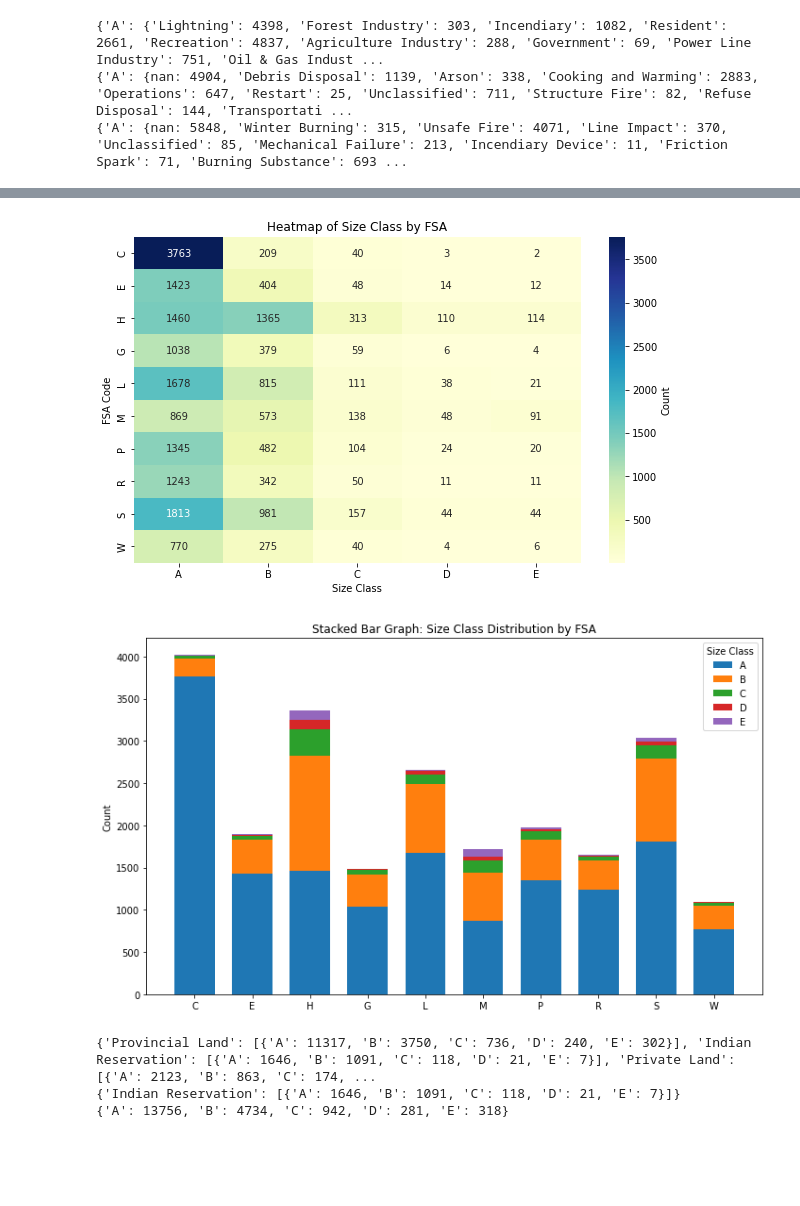
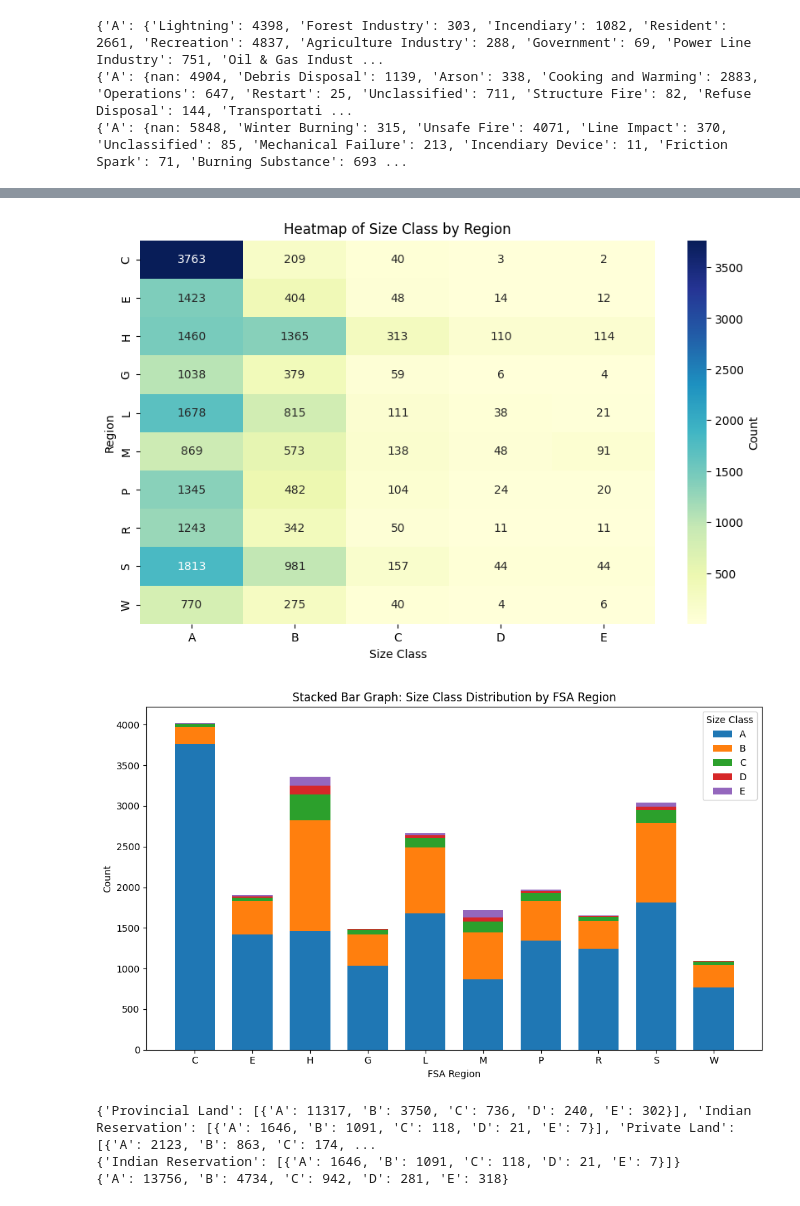
Before and after one commit to pandya-aditya/CxC_Hackathon, a Jupyter notebook: main.ipynb, the cells around one changed output, grey strips where cells are left out. Cells and saved outputs as stored; diff of their text form; code cells hidden in the pictures; blank space fills up the shorter version.

```diff
--- a/main.ipynb
+++ b/main.ipynb
@@ -331,39 +372,40 @@ count_size_classes = len(df_heatmap.columns)
 
 plt.figure(figsize=(10, 6))
 sns.heatmap(df_heatmap, annot=True, fmt="d", cmap="YlGnBu", cbar_kws={'label': 'Count'})
-plt.title('Heatmap of Size Class by FSA')
+plt.title('Heatmap of Size Class by Region')
 plt.xlabel('Size Class')
-plt.ylabel('FSA Code')
+plt.ylabel('Region')
 plt.show()
 # %% [output]
-[figure, old version]
+[figure, new version]
 # %%
 labels = list(FSA_dict.keys())
 classes = list(FSA_dict[labels[0]][1].keys())
 data = [[FSA_dict[fsa][1][cls] for fsa in labels] for cls in classes]
 
 fig, ax = plt.subplots(figsize=(10, 6))
 width = 0.7  # Increase the width for better visibility
 ind = np.arange(len(labels))
 bottom = np.zeros(len(labels))
 
 # Use color map for better distinguishability
 colors = plt.cm.tab10.colors
 
 for i, cls in enumerate(classes):
     ax.bar(ind, data[i], width, bottom=bottom, label=cls, color=colors[i])
     bottom += np.array(data[i])
 
 ax.set_ylabel('Count')
-ax.set_title('Stacked Bar Graph: Size Class Distribution by FSA')
+ax.set_xlabel('FSA Region')
+ax.set_title('Stacked Bar Graph: Size Class Distribution by FSA Region')
 ax.set_xticks(ind)
 ax.set_xticklabels(labels, rotation=0)  # Rotate x-axis labels for better readability
 ax.legend(title='Size Class', bbox_to_anchor=(1, 1))  # Move legend outside the plot for clarity
 
 plt.tight_layout()  # Adjust layout for better spacing
 plt.show()
 # %% [output]
-[figure, old version]
+[figure, new version]
 # %%
 f_origin_list = {}
 count = 0
```
Also changed, not shown: parts of 8 cells of this notebook.
